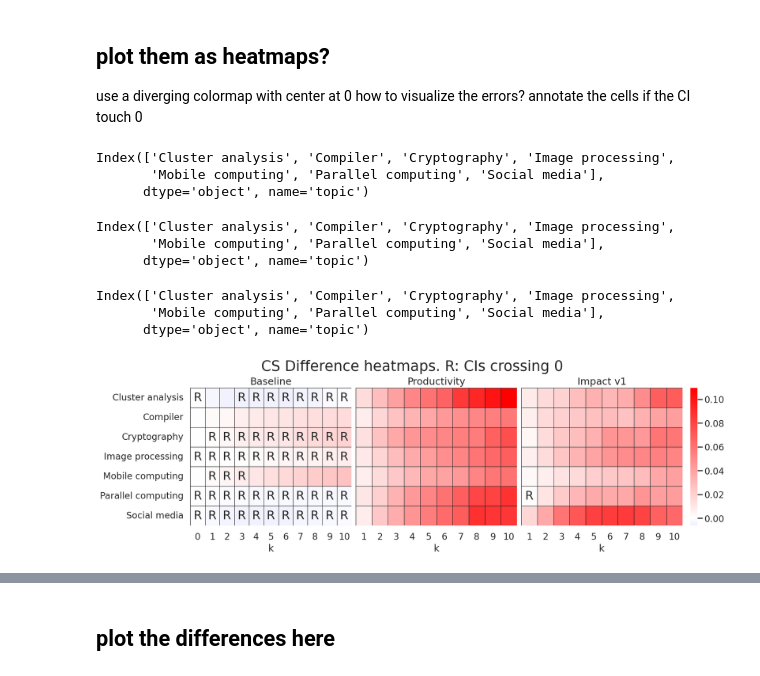
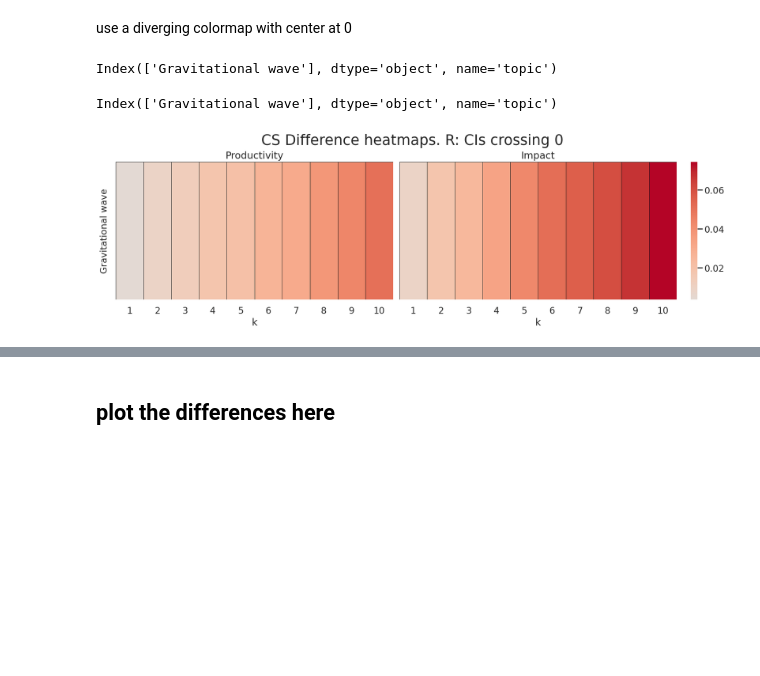
Before and after one commit to satyakisikdar/Collaboration-Topic-Switches, a Jupyter notebook: notebooks/analysis.ipynb, the cells around one changed output, grey strips where cells are left out. Cells and saved outputs as stored; diff of their text form; code cells hidden in the pictures; blank space fills up the shorter version.

Commit message:
cleaned up notebook. need new plotting code to generate Fig 2

```diff
--- a/notebooks/analysis.ipynb
+++ b/notebooks/analysis.ipynb
@@ -8,10 +14,6 @@ import pandas as pd
 from io import StringIO
 from math import gcd
 from pathlib import Path
-import plotly.express as px
-import plotly.graph_objects as go
-import plotly.io as pio
-pd.options.plotting.backend = 'plotly'
 import matplotlib.pyplot as plt
 import seaborn as sns
 import statsmodels.stats.api as sm
@@ -19,8 +21,8 @@ import scipy.stats
 from tqdm.auto import tqdm
 import csv
 
+from notebook_utils import *
+
 plt.rcParams.update({'font.size': 22})
 sns.set(style="ticks", context="talk")
-
-pio.templates.default = 'presentation'
 plt.rcParams.update({'font.size': 22})
@@ -45,0 +29,14 @@ pwd
+# %%
+discipline = 'Physics'
+field = discipline  # synmonymous
+
+basepath = Path('..') # base location of parquets/results
+
+datapath = basepath / 'data' / discipline
+assert datapath.exists(), f'{datapath} does not exists. Please make sure to make the directories and download the Zip files from Zenodo'
+for files in ['works', 'works_authorships', 'works_concepts', 'works_referenced_works']:
+    assert (datapath / f'{files}.parquet').exists()
+
+resultspath = basepath / 'results' / discipline
+
+topic_list = get_topic_list(discipline)[: 1]
@@ -309,9 +268,7 @@ Radiation therapy 0.0029
 # %% [markdown]
-## plot them as heatmaps?
 use a diverging colormap with center at 0
-how to visualize the errors? annotate the cells if the CI touch 0
 # %%
-def plot_topics_heatmap(ax, x, y, values, data, title=None, cmap='bwr', **args):
+def plot_topics_heatmap(ax, x, y, values, data, title=None, cmap='coolwarm', **args):
     if title is None:
         title = values
     mean_df = (
@@ -339,44 +296,33 @@ def plot_topics_heatmap(ax, x, y, values, data, title=None, cmap='bwr', **args):
 # %%
 # field = 'BioMed'
 field = 'CS'
 # field = 'Physics'
 errors = 'ci95'
 
-agg_paths = list(Path(f'./csvs/aggregate/Mar-15/{field}/Exp 1/').glob(f'*_{errors}.csv'))
+agg_paths = list(Path(resultspath / 'aggregate' / exp_).glob(f'*_{errors}.csv'))
 agg_dfs = (
     pd.concat([pd.read_csv(p) for p in agg_paths])
-    .query('~topic.isin(@discard)')
 )
 
-fig, axs = plt.subplots(nrows=1, ncols=3, squeeze=True, figsize=(16, 5), sharey=True, layout='constrained')
+fig, axs = plt.subplots(nrows=1, ncols=2, squeeze=True, figsize=(16, 5), sharey=True, layout='constrained')
 # cbar_ax = fig.add_axes([.91, .3, .03, .4])
 
-vmin = min(agg_dfs[['base_diff_mean', 'Prod_diff_mean', 'Imp1_diff_mean']].min())
-vmax = max(agg_dfs[['base_diff_mean', 'Prod_diff_mean', 'Imp1_diff_mean']].max())
+vmin = min(agg_dfs[['Prod_diff_mean', 'Imp1_diff_mean']].min())
+vmax = max(agg_dfs[['Prod_diff_mean', 'Imp1_diff_mean']].max())
 
-hm = plot_topics_heatmap(data=agg_dfs, x='k', y='topic', values='base_diff_mean', ax=axs[0], vmin=vmin, vmax=vmax, cbar=False)
-plot_topics_heatmap(data=agg_dfs, x='k', y='topic', values='Prod_diff_mean', ax=axs[1], vmin=vmin, vmax=vmax, cbar=False)
-hm = plot_topics_heatmap(data=agg_dfs, x='k', y='topic', values='Imp1_diff_mean', ax=axs[2], vmin=vmin, vmax=vmax, cbar=True)
+plot_topics_heatmap(data=agg_dfs, x='k', y='topic', values='Prod_diff_mean', ax=axs[0], vmin=vmin, vmax=vmax, cbar=False)
+hm = plot_topics_heatmap(data=agg_dfs, x='k', y='topic', values='Imp1_diff_mean', ax=axs[1], vmin=vmin, vmax=vmax, cbar=True)
 
-titles = 'Baseline', 'Productivity', 'Impact v1'
+titles = 'Productivity', 'Impact'
 for i, ax in enumerate(axs):
     ax.set_ylabel('')
     ax.set_title(titles[i])
     # if i > 0:
     ax.tick_params(left=False, bottom=False)
     ax.spines[:].set_visible(False)
 
 fig.suptitle(f'{field} Difference heatmaps. R: CIs crossing 0');
-# fig.savefig(f'./figures/{field}/Exp 1/heatmaps.png', bbox_inches='tight')
-# fig.colorbar(hm, location='bottom')
 # %% [output]
-Index(['Cluster analysis', 'Compiler', 'Cryptography', 'Image processing',
-       'Mobile computing', 'Parallel computing', 'Social media'],
-      dtype='object', name='topic')
+Index(['Gravitational wave'], dtype='object', name='topic')
-Index(['Cluster analysis', 'Compiler', 'Cryptography', 'Image processing',
-       'Mobile computing', 'Parallel computing', 'Social media'],
-      dtype='object', name='topic')
+Index(['Gravitational wave'], dtype='object', name='topic')
-Index(['Cluster analysis', 'Compiler', 'Cryptography', 'Image processing',
-       'Mobile computing', 'Parallel computing', 'Social media'],
-      dtype='object', name='topic')
-[figure, old version]
+[figure, new version]
```
Also changed, not shown: parts of 78 cells of this notebook.
